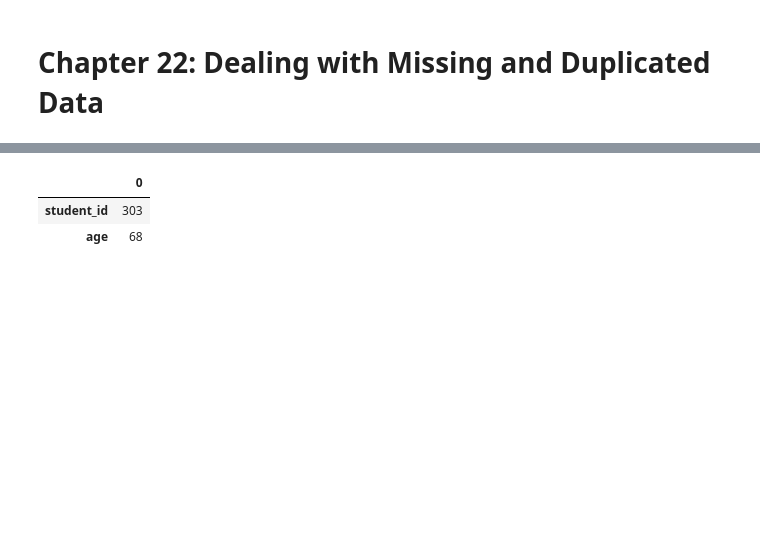
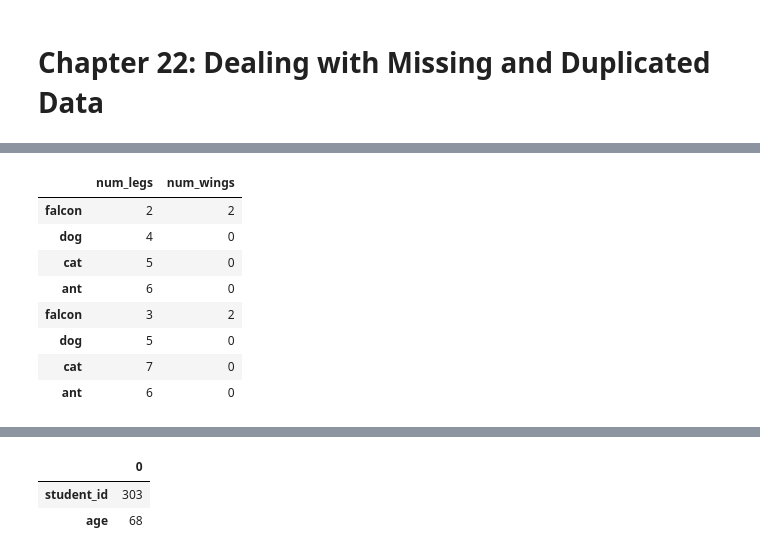
Before and after one commit to stevechengnyc/effective-pandas, a Jupyter notebook: 22-dealing-with-missing-and-duplicated-data.ipynb, the cells around one changed output, grey strips where cells are left out. Cells and saved outputs as stored; diff of their text form; code cells hidden in the pictures; blank space fills up the shorter version.

```diff
--- a/22-dealing-with-missing-and-duplicated-data.ipynb
+++ b/22-dealing-with-missing-and-duplicated-data.ipynb
@@ -17,0 +51,13 @@ df
+# %%
+df3=pd.concat([df,df2])
+df3
+# %% [output]
+|  | num_legs | num_wings |
+| falcon | 2 | 2 |
+| dog | 4 | 0 |
+| cat | 5 | 0 |
+| ant | 6 | 0 |
+| falcon | 3 | 2 |
+| dog | 5 | 0 |
+| cat | 7 | 0 |
+| ant | 6 | 0 |
```
Also changed, not shown: parts of 18 cells of this notebook.
